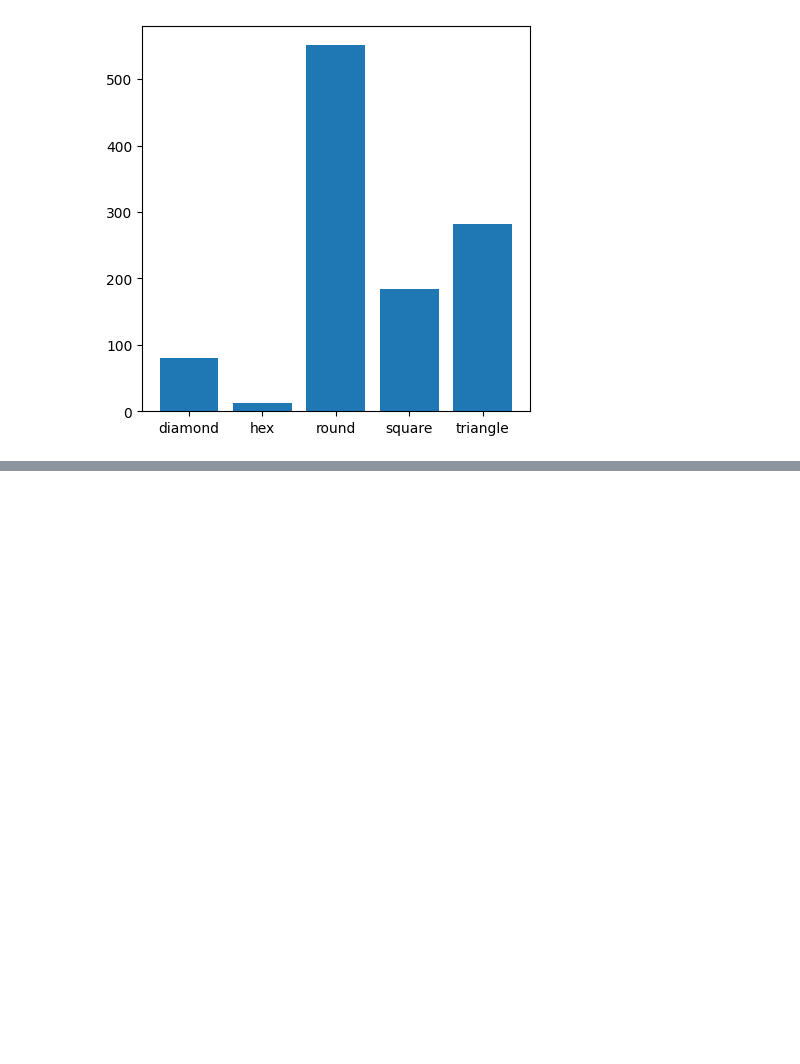
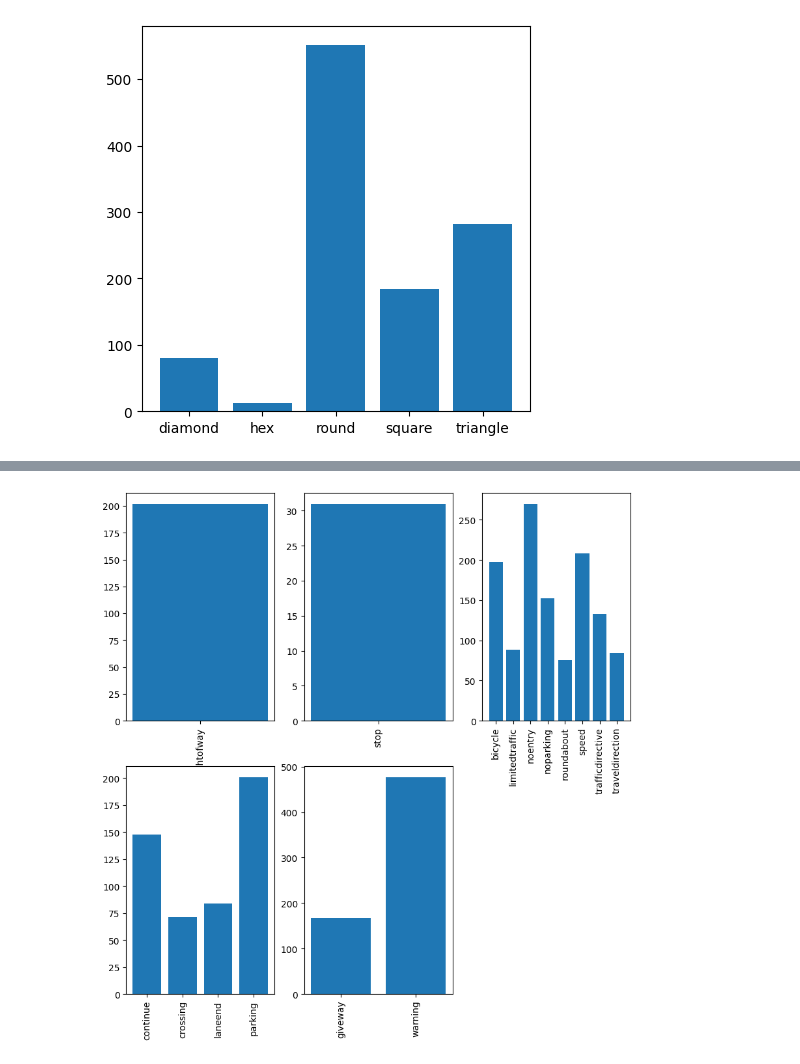
Before and after one commit to joergensiv/s4032472_s4028741_COSC2793Assignment2, a Jupyter notebook: dataframe.ipynb, the cells around one changed output, grey strips where cells are left out. Drawn from its saved outputs; the diff is of its cells as text; code cells hidden in the pictures; blank space fills up the shorter version.

```diff
--- a/dataframe.ipynb
+++ b/dataframe.ipynb
@@ -202,3 +202,75 @@ plt.bar(Forms, arrFormVal)
 <BarContainer object of 5 artists>
 [figure]
 [figure]
+# %%
+plt.figure(figsize=(10,10))
+a = train[train["Form"]==1]
+
+arrType=[]
+npType=a['Type'].to_numpy()
+print(npType.shape)
+for i in range(1,2):
+    b=np.count_nonzero(npType==i)
+    arrType.append(b)
+
+print(arrType)
+plt.subplot(2,3,1)
+plt.bar(Types[0:1], arrType)
+plt.xticks(rotation=90)
+
+a = train[train["Form"]==2]
+
+arrType=[]
+npType=a['Type'].to_numpy()
+print(npType.shape)
+for i in range(2,3):
+    b=np.count_nonzero(npType==i)
+    arrType.append(b)
+
+print(arrType)
+plt.subplot(2,3,2)
+plt.bar(Types[1:2], arrType)
+plt.xticks(rotation=90)
+
+a = train[train["Form"]==3]
+
+arrType=[]
+npType=a['Type'].to_numpy()
+print(npType.shape)
+for i in range(3,11):
+    b=np.count_nonzero(npType==i)
+    arrType.append(b)
+
+print(arrType)
+plt.subplot(2,3,3)
+plt.bar(Types[2:10], arrType)
+plt.xticks(rotation=90)
+
+a = train[train["Form"]==4]
+
+arrType=[]
+npType=a['Type'].to_numpy()
+print(npType.shape)
+for i in range(11,15):
+    b=np.count_nonzero(npType==i)
+    arrType.append(b)
+
+print(arrType)
+plt.subplot(2,3,4)
+plt.bar(Types[10:14], arrType)
+plt.xticks(rotation=90)
+
+a = train[train["Form"]==5]
+
+arrType=[]
+npType=a['Type'].to_numpy()
+print(npType.shape)
+for i in range(15,17):
+    b=np.count_nonzero(npType==i)
+    arrType.append(b)
+
+print(arrType)
+plt.subplot(2,3,5)
+plt.bar(Types[14:], arrType)
+plt.xticks(rotation=90)
+# %% [output]
@@ -204,0 +288 @@ plt.bar(Forms, arrFormVal)
+[figure, added]
```
Also changed, not shown: parts of 1 cell of this notebook.
